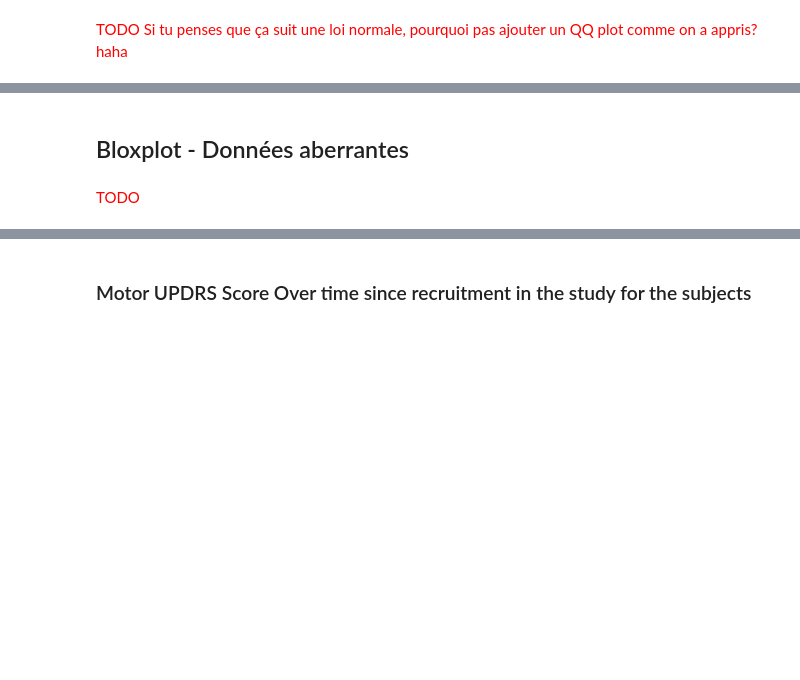
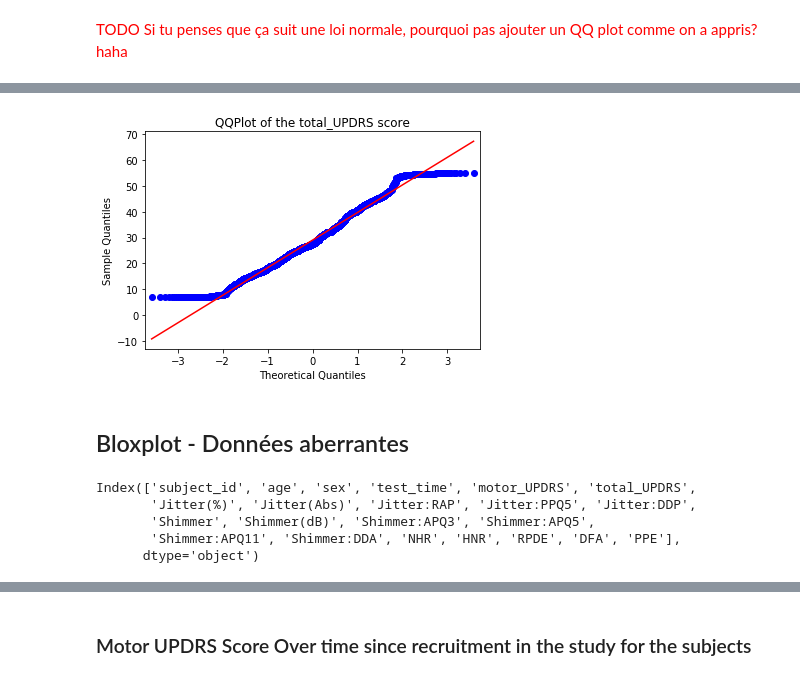
Before and after one commit to Mymoza/DataMining-UPDRS, a Jupyter notebook: UPDRS.ipynb, the cells around one changed output, grey strips where cells are left out. Cells and saved outputs as stored; diff of their text form; code cells hidden in the pictures; blank space fills up the shorter version.

```diff
--- a/UPDRS.ipynb
+++ b/UPDRS.ipynb
@@ -178,4 +188,16 @@ Le score total de UPDRS semble suivre une loi normale de moyenne 30
+# %%
+sm.qqplot(df['total_UPDRS'], line='s')
+py.title('QQPlot of the total_UPDRS score')
+py.show()
+# %% [output]
+[figure, added]
 # %% [markdown]
 ## Bloxplot - Données aberrantes
-# %% [markdown]
-<font color='red'>TODO</font>
+# %%
+print(df.keys())
+# %% [output]
+Index(['subject_id', 'age', 'sex', 'test_time', 'motor_UPDRS', 'total_UPDRS',
+       'Jitter(%)', 'Jitter(Abs)', 'Jitter:RAP', 'Jitter:PPQ5', 'Jitter:DDP',
+       'Shimmer', 'Shimmer(dB)', 'Shimmer:APQ3', 'Shimmer:APQ5',
+       'Shimmer:APQ11', 'Shimmer:DDA', 'NHR', 'HNR', 'RPDE', 'DFA', 'PPE'],
+      dtype='object')
```
Also changed, not shown: parts of 6 cells of this notebook.
